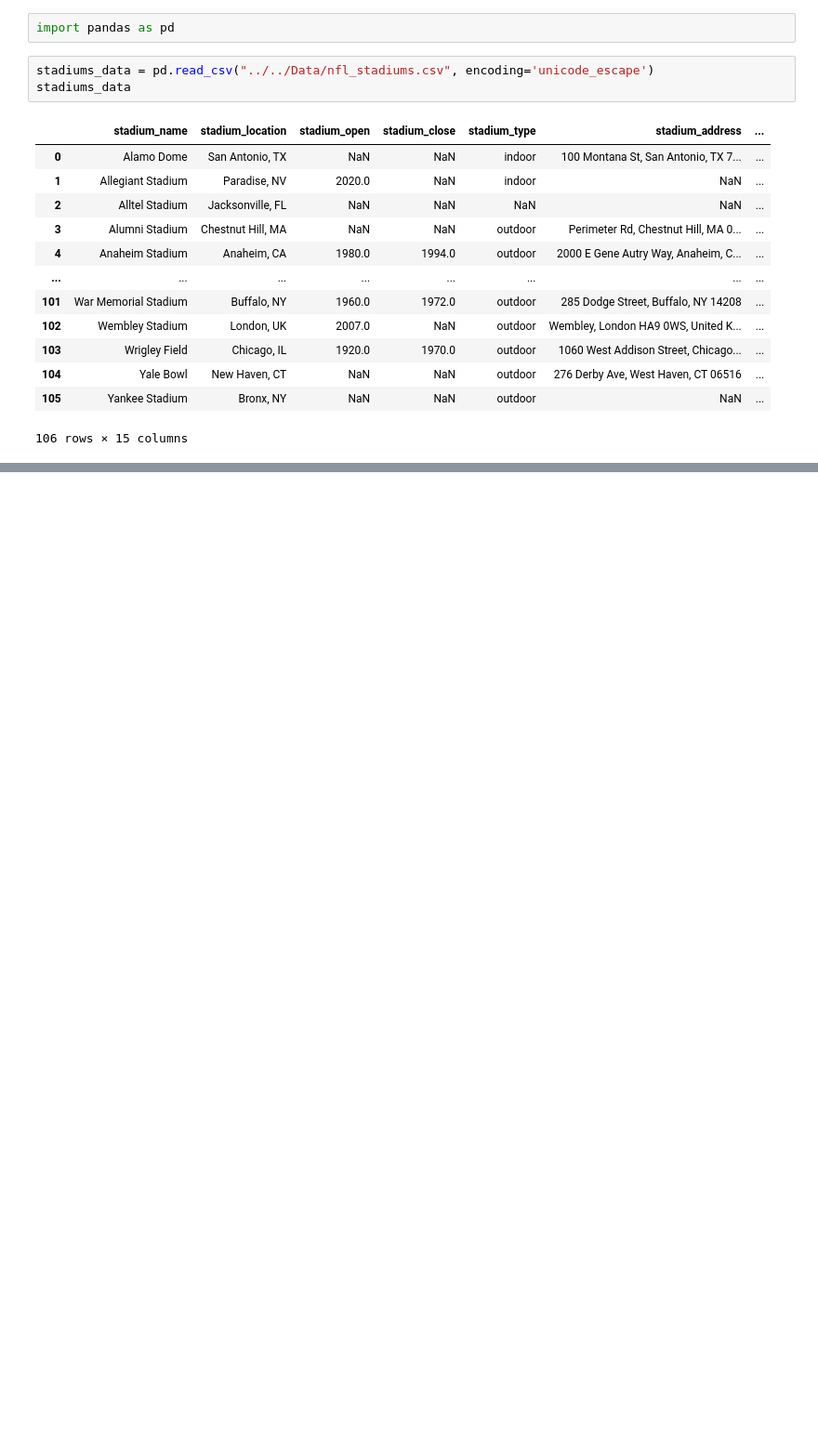
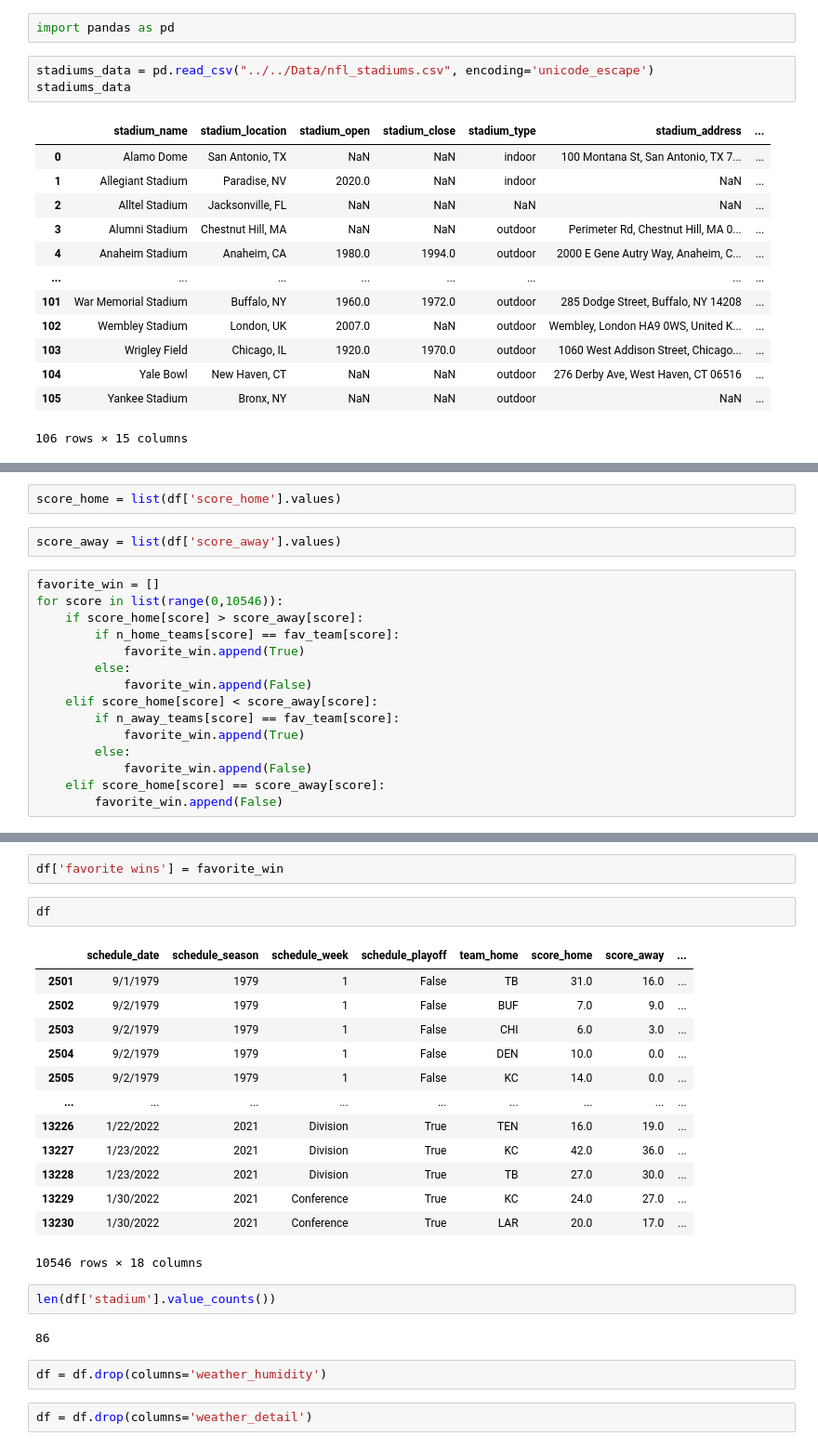
Before and after one commit to rgthomps/NFL-Gambling-2.0, a Jupyter notebook: Notebooks/Reese/NFL Gambling - Reese.ipynb, the cells around one changed output, grey strips where cells are left out. Shown at 93% size. Cells and saved outputs as stored; diff of their text form; blank space fills up the shorter version.

```diff
--- a/Notebooks/Reese/NFL Gambling - Reese.ipynb
+++ b/Notebooks/Reese/NFL Gambling - Reese.ipynb
@@ -41,0 +315,19 @@ teams_data
+# %%
+score_home = list(df['score_home'].values)
+# %%
+score_away = list(df['score_away'].values)
+# %%
+favorite_win = []
+for score in list(range(0,10546)):
+    if score_home[score] > score_away[score]:
+        if n_home_teams[score] == fav_team[score]:
+            favorite_win.append(True)
+        else:
+            favorite_win.append(False)
+    elif score_home[score] < score_away[score]:
+        if n_away_teams[score] == fav_team[score]:
+            favorite_win.append(True)
+        else:
+            favorite_win.append(False)
+    elif score_home[score] == score_away[score]:
+        favorite_win.append(False)
@@ -41,0 +354,26 @@ teams_data
+# %%
+df['favorite wins'] = favorite_win
+# %%
+df
+# %% [output]
+|  | schedule_date | schedule_season | schedule_week | schedule_playoff | team_home | score_home | score_away | ... |
+| 2501 | 9/1/1979 | 1979 | 1 | False | TB | 31.0 | 16.0 | ... |
+| 2502 | 9/2/1979 | 1979 | 1 | False | BUF | 7.0 | 9.0 | ... |
+| 2503 | 9/2/1979 | 1979 | 1 | False | CHI | 6.0 | 3.0 | ... |
+| 2504 | 9/2/1979 | 1979 | 1 | False | DEN | 10.0 | 0.0 | ... |
+| 2505 | 9/2/1979 | 1979 | 1 | False | KC | 14.0 | 0.0 | ... |
+| ... | ... | ... | ... | ... | ... | ... | ... | ... |
+| 13226 | 1/22/2022 | 2021 | Division | True | TEN | 16.0 | 19.0 | ... |
+| 13227 | 1/23/2022 | 2021 | Division | True | KC | 42.0 | 36.0 | ... |
+| 13228 | 1/23/2022 | 2021 | Division | True | TB | 27.0 | 30.0 | ... |
+| 13229 | 1/30/2022 | 2021 | Conference | True | KC | 24.0 | 27.0 | ... |
+| 13230 | 1/30/2022 | 2021 | Conference | True | LAR | 20.0 | 17.0 | ... |
+10546 rows × 18 columns
+# %%
+len(df['stadium'].value_counts())
+# %% [output]
+86
+# %%
+df = df.drop(columns='weather_humidity')
+# %%
+df = df.drop(columns='weather_detail')
```
Also changed, not shown: parts of 43 cells of this notebook.
